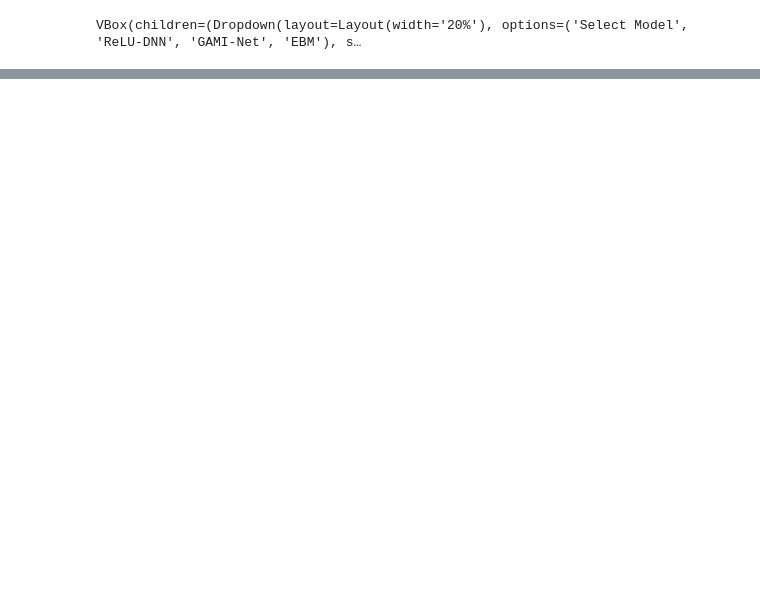
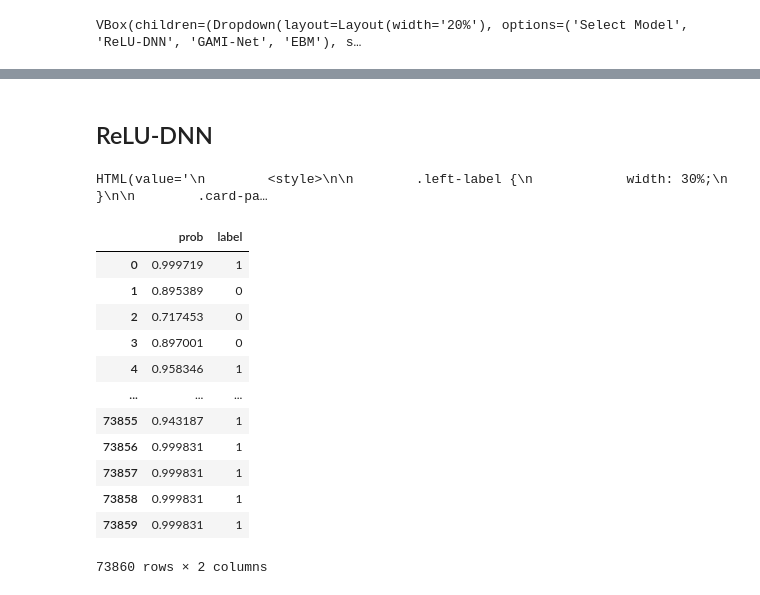
Before and after one commit to miki727/ABCNY_Project, a Jupyter notebook: Machine learning/Shuning Ma/ml_model_binary_noscore_piml.ipynb, the cells around one changed output, grey strips where cells are left out. Saved outputs shown, nothing was run; the diff lists cells and outputs as text; code cells hidden in the pictures; blank space fills up the shorter version.

```diff
--- a/Machine learning/Shuning Ma/ml_model_binary_noscore_piml.ipynb
+++ b/Machine learning/Shuning Ma/ml_model_binary_noscore_piml.ipynb
@@ -305,0 +289,3 @@ VBox(children=(Dropdown(layout=Layout(width='20%'), options=('Select Model', 'Re
+# %%
+df_test = pd.read_csv('New_ML_Data.csv')
+df_test
@@ -305,0 +307,2 @@ VBox(children=(Dropdown(layout=Layout(width='20%'), options=('Select Model', 'Re
+# %%
+df_test['Disposition'] = df_test['Disposition'].map({'Match' : 1, 'No Match' : 0})
@@ -305,0 +318,3 @@ VBox(children=(Dropdown(layout=Layout(width='20%'), options=('Select Model', 'Re
+# %%
+df_test.iloc[:, :-1] = df_test.iloc[:, :-1].astype(object)
+df_test.iloc[:, :-1].info()
@@ -305,0 +340,23 @@ VBox(children=(Dropdown(layout=Layout(width='20%'), options=('Select Model', 'Re
+# %% [markdown]
+## ReLU-DNN
+# %%
+y_pred_ReLU = pd.DataFrame(exp.experiment.registered_pipeline['ReLU-DNN'].predict_proba(df_test.iloc[:, 1:-1].values))
+y_pred_ReLU = pd.DataFrame(y_pred_ReLU[1])
+y_pred_ReLU.columns= ['prob']
+y_pred_ReLU['label'] = np.where(y_pred_ReLU['prob'] >= 0.9, 1, 0)
+y_pred_ReLU
+# %% [output]
+HTML(value='\n        <style>\n\n        .left-label {\n            width: 30%;\n        }\n\n        .card-pa…
+|  | prob | label |
+| 0 | 0.999719 | 1 |
+| 1 | 0.895389 | 0 |
+| 2 | 0.717453 | 0 |
+| 3 | 0.897001 | 0 |
+| 4 | 0.958346 | 1 |
+| ... | ... | ... |
+| 73855 | 0.943187 | 1 |
+| 73856 | 0.999831 | 1 |
+| 73857 | 0.999831 | 1 |
+| 73858 | 0.999831 | 1 |
+| 73859 | 0.999831 | 1 |
+73860 rows × 2 columns
```
Also changed, not shown: parts of 18 cells of this notebook.
